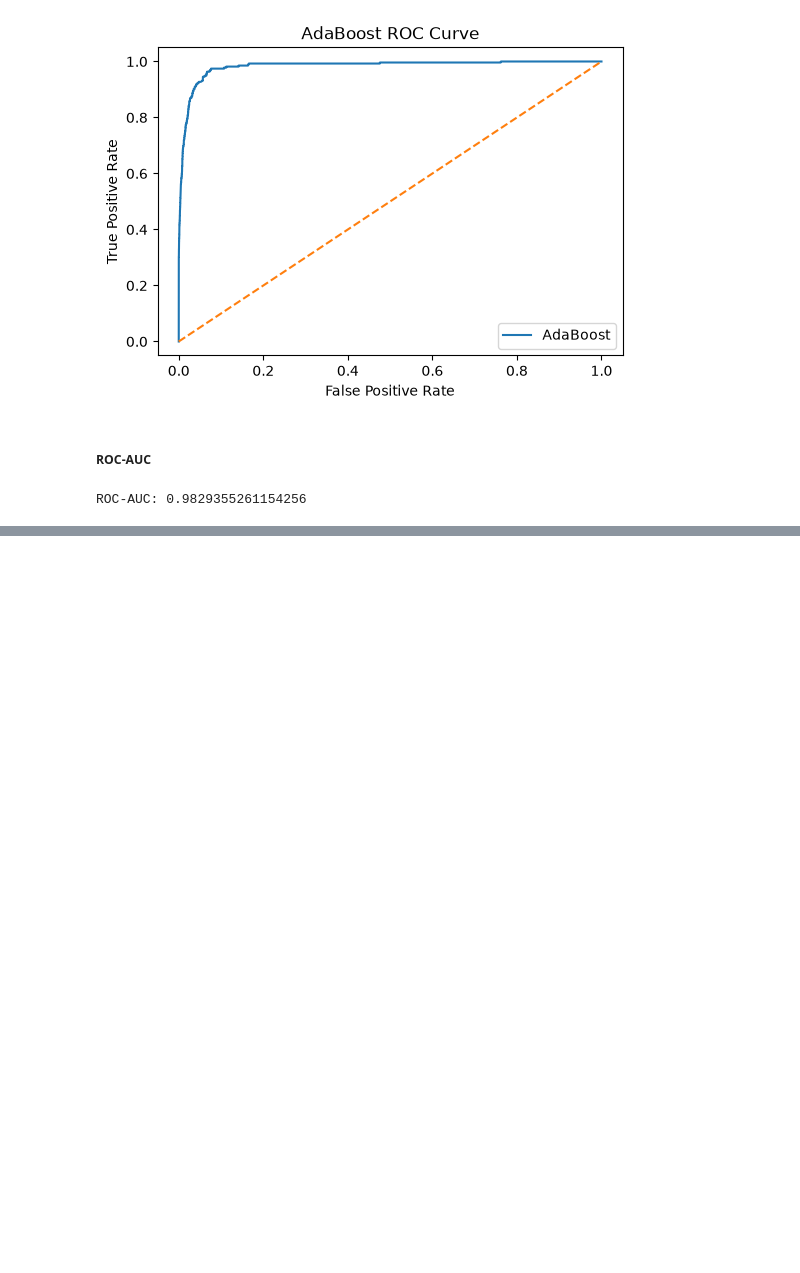
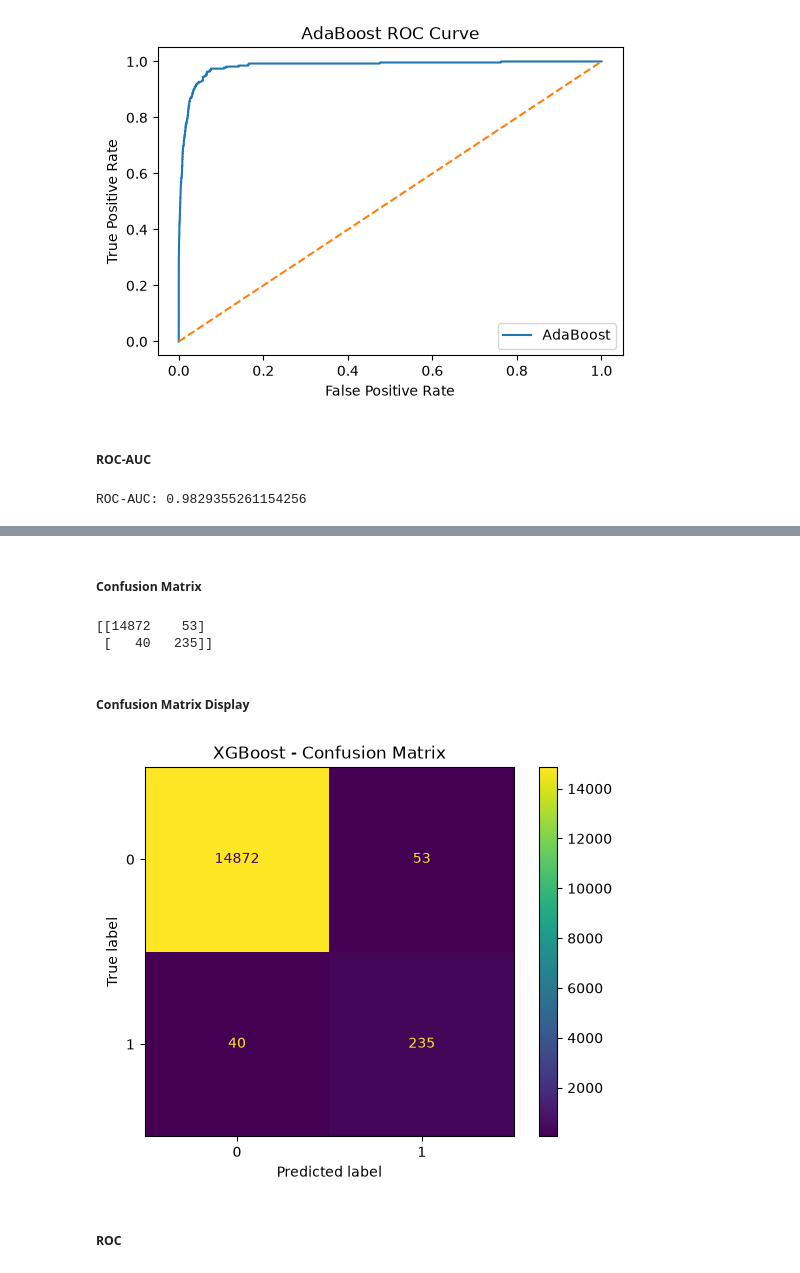
Before and after one commit to Rupesh-Mane/air-pressure-system-failure-prediction, a Jupyter notebook: notebooks/05_model_evaluation.ipynb, the cells around one changed output, grey strips where cells are left out. Saved outputs shown, nothing was run; the diff lists cells and outputs as text; code cells hidden in the pictures; blank space fills up the shorter version.

Commit message:
XGBoost Evaluation

```diff
--- a/notebooks/05_model_evaluation.ipynb
+++ b/notebooks/05_model_evaluation.ipynb
@@ -955,0 +958,2 @@ ROC-AUC: 0.9829355261154256
+# %%
+xgboost_predictions = xgboost_model.predict(x_test)
@@ -955,0 +1005,25 @@ ROC-AUC: 0.9829355261154256
+# %% [markdown]
+##### Confusion Matrix
+# %%
+xgboost_cm = confusion_matrix(y_test,xgboost_predictions)
+
+print(xgboost_cm)
+# %% [output]
+[[14872    53]
+ [   40   235]]
+# %% [markdown]
+##### Confusion Matrix Display
+# %%
+xgboost_cm = confusion_matrix(y_test, xgboost_predictions)
+
+disp = ConfusionMatrixDisplay(confusion_matrix=xgboost_cm)
+
+disp.plot()
+
+plt.title("XGBoost - Confusion Matrix")
+
+plt.show()
+# %% [output]
+[figure, added]
+# %% [markdown]
+##### ROC
```
Also changed, not shown: parts of 16 cells of this notebook.
